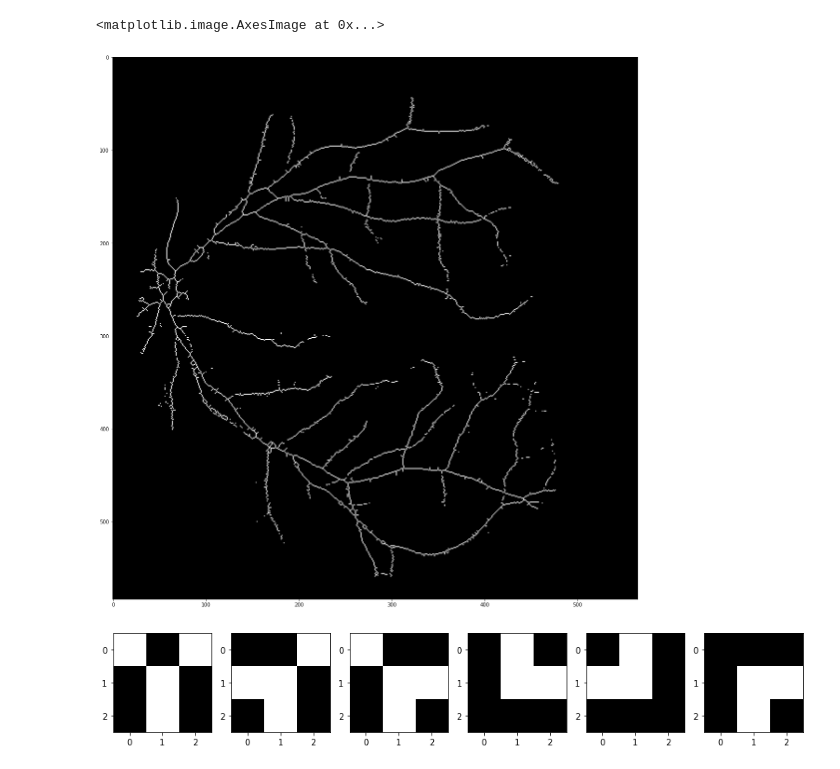
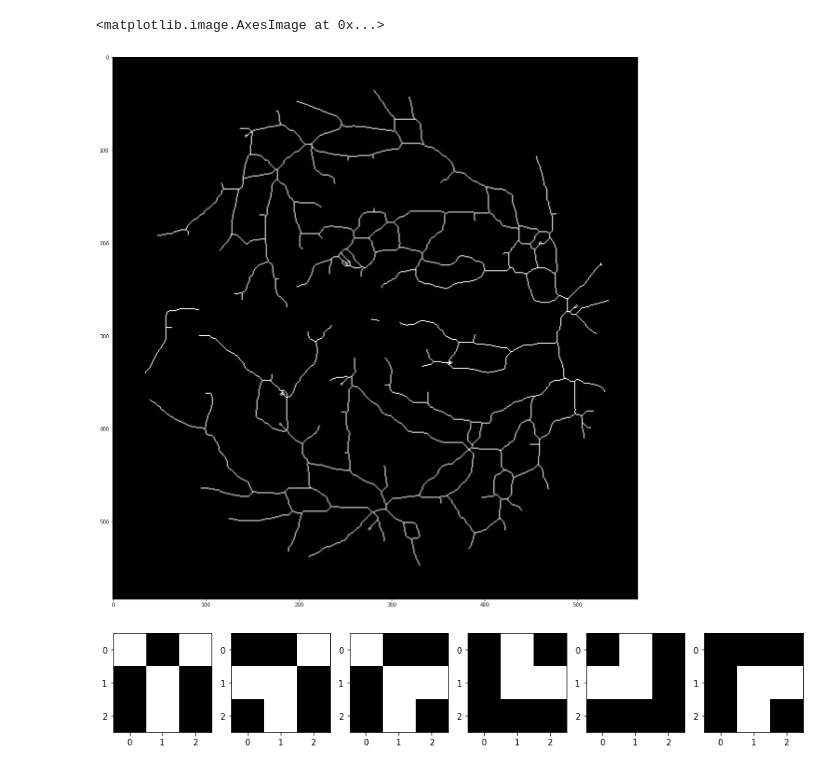
Before and after one commit to fadhelmurphy/Retina-research, a Jupyter notebook: note.ipynb, the cells around one changed output. Saved outputs shown, nothing was run; the diff lists cells and outputs as text; code cells hidden in the pictures.

```diff
--- a/note.ipynb
+++ b/note.ipynb
@@ -11,14 +11,14 @@ from skimage.color import label2rgb
 from skimage import morphology
 from matplotlib import pyplot as plt
 # %%
-image_string = open('image/skeleton/21_bloodvessel.png', 'rb').read()
+image_string = open('image/filled/24_bloodvessel.png', 'rb').read()
 img = Image.open(io.BytesIO(image_string))
 arr = np.asarray(img)
 plt.figure(figsize=(20,20))
 plt.imshow(img, cmap='gray')
 # %% [output]
 <matplotlib.image.AxesImage at 0x...>
-[figure, old version]
+[figure, new version]
 # %%
 bifurcations_list = list()
 trifuractions_list = list()
```
Also changed, not shown: parts of 2 cells of this notebook, 3 other files.
